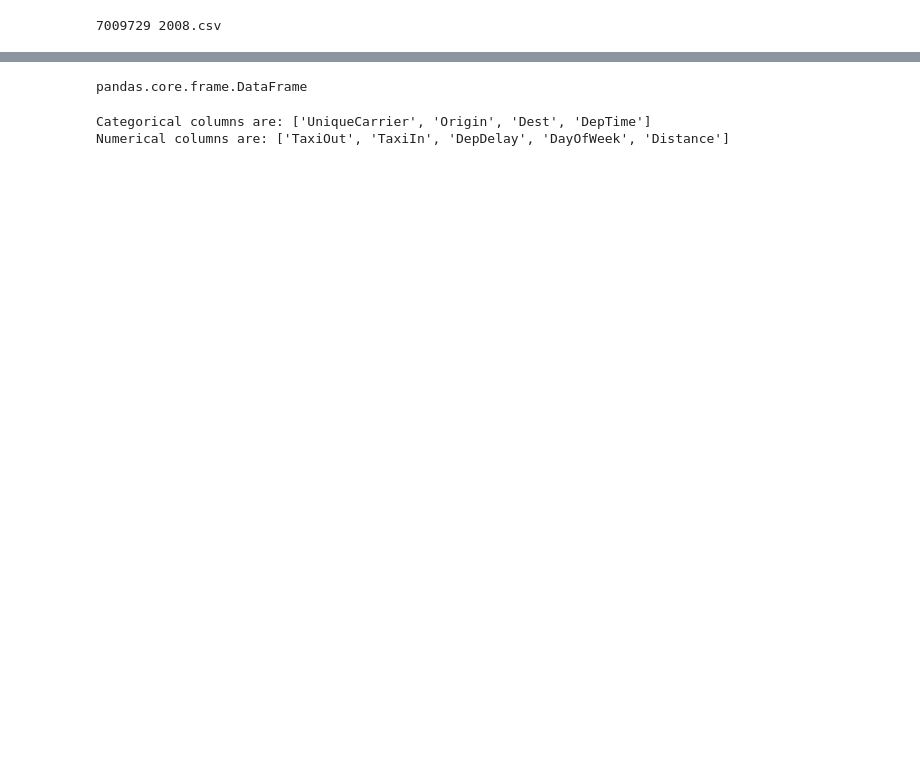
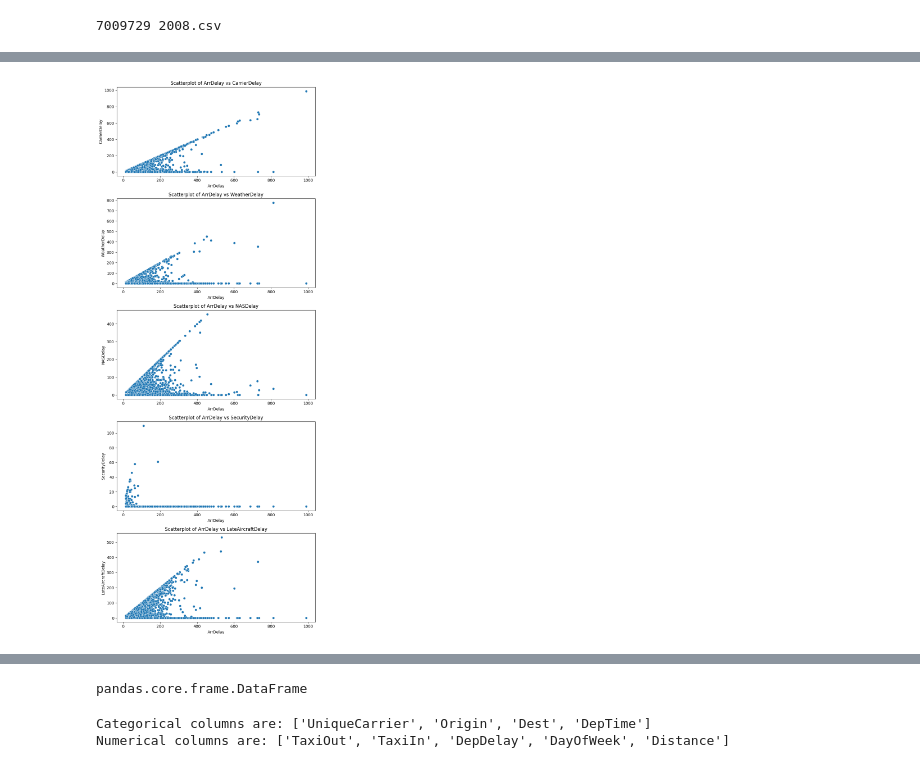
Before and after one commit to aekanun2020/Data-Analytics-using-Python, a Jupyter notebook: Solution_Homework_Python_Pandas_CoeffVariation.ipynb, the cells around one changed output, grey strips where cells are left out. Saved outputs shown, nothing was run; the diff lists cells and outputs as text; code cells hidden in the pictures; blank space fills up the shorter version.

```diff
--- a/Solution_Homework_Python_Pandas_CoeffVariation.ipynb
+++ b/Solution_Homework_Python_Pandas_CoeffVariation.ipynb
@@ -428,0 +439,15 @@ sns.boxplot(x=raw_pd['AirTime'])
+# %%
+import seaborn as sns
+import matplotlib.pyplot as plt
+
+# ตั้งค่าขนาดของแต่ละ figure
+fig, axes = plt.subplots(nrows=len(analysisCol_list), figsize=(8, 4*len(analysisCol_list)))
+
+for idx, col in enumerate(analysisCol_list):
+    sns.scatterplot(data=raw_pd, x='ArrDelay', y=col, ax=axes[idx])
+    axes[idx].set_title(f'Scatterplot of ArrDelay vs {col}')
+
+plt.tight_layout()
+plt.show()
+# %% [output]
+[figure, added]
```
Also changed, not shown: parts of 57 cells of this notebook.
